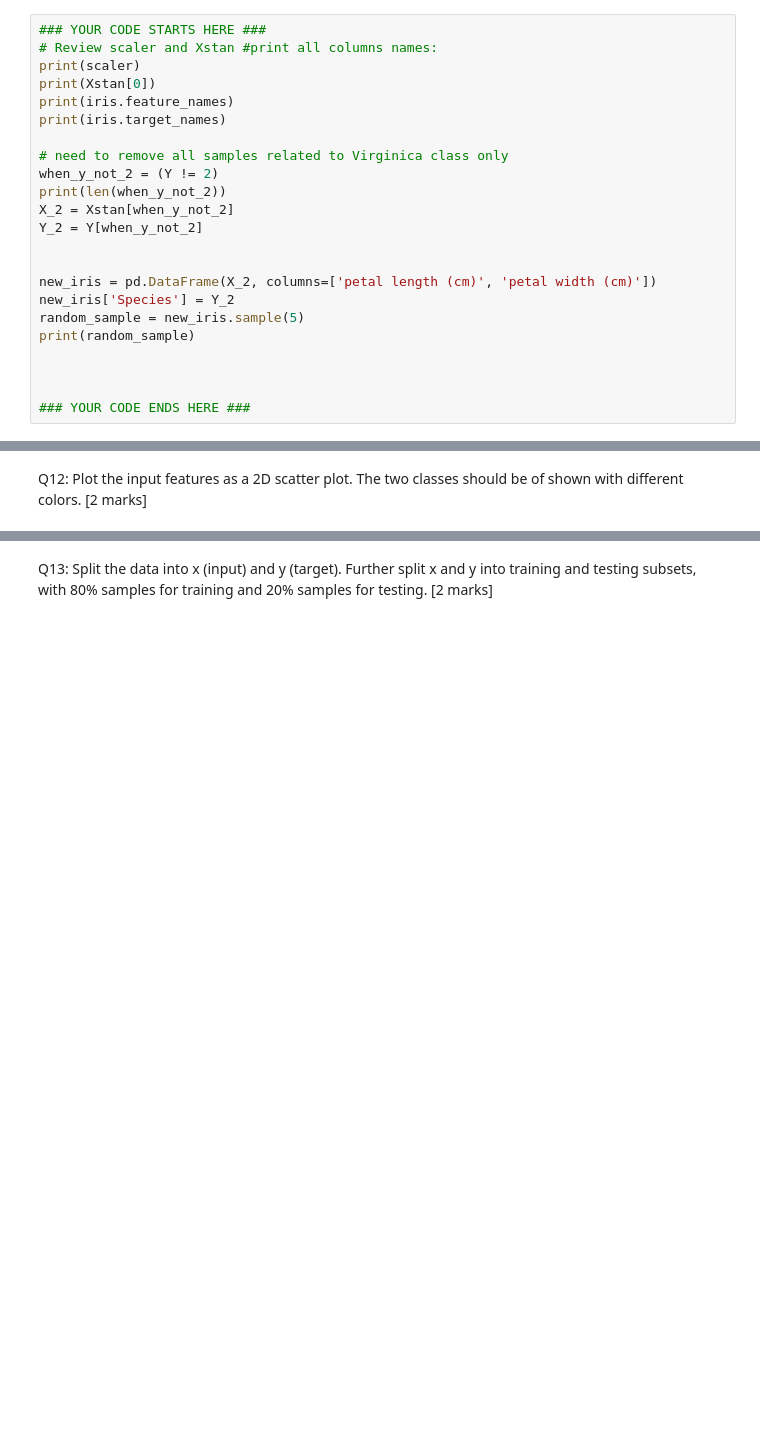
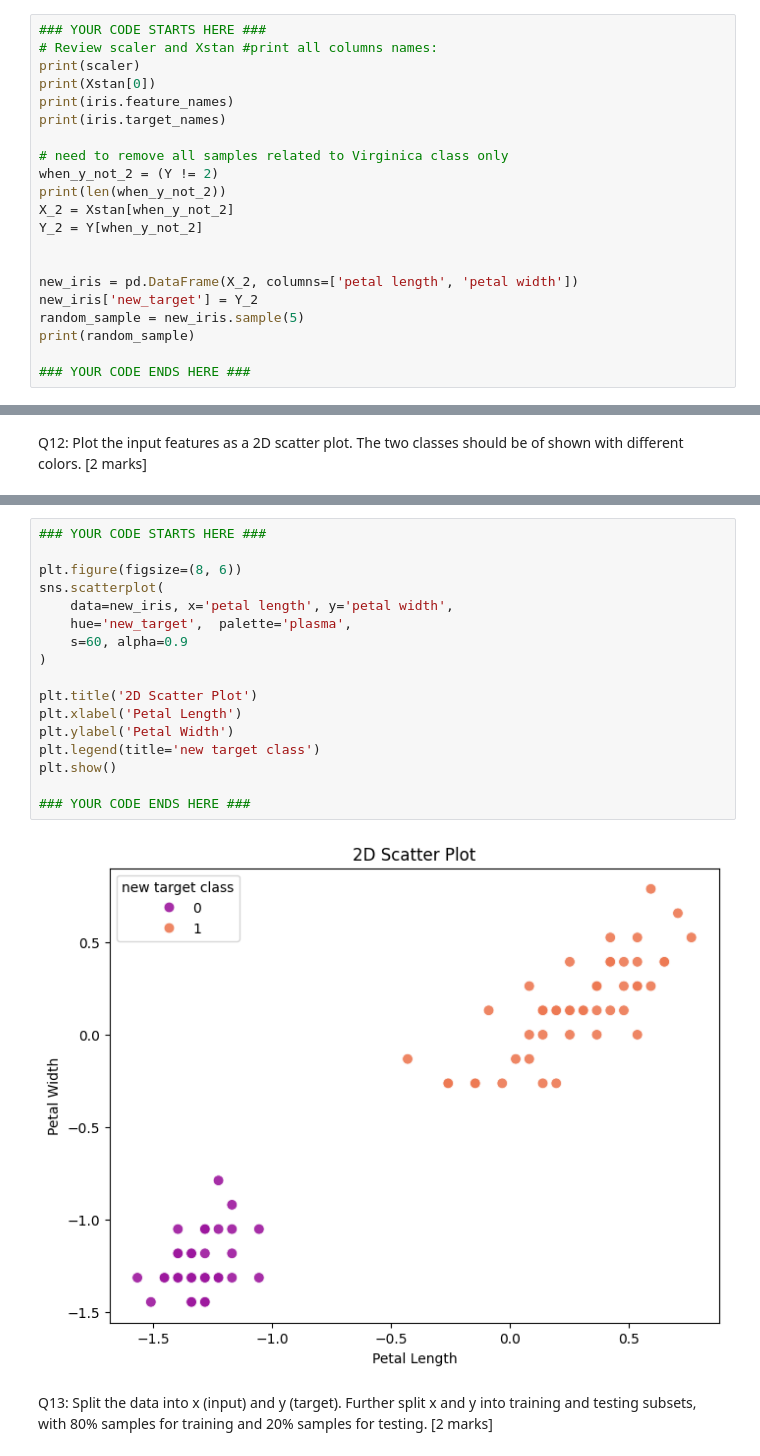
Before and after one commit to subhashiitb/IITKGP-ML, a Jupyter notebook: Assignment/Module1/Module -1 ML Assignment-Starter-Notebook.ipynb, the cells around one changed output, grey strips where cells are left out. Cells and saved outputs as stored; diff of their text form; blank space fills up the shorter version.

```diff
--- a/Assignment/Module1/Module -1 ML Assignment-Starter-Notebook.ipynb
+++ b/Assignment/Module1/Module -1 ML Assignment-Starter-Notebook.ipynb
@@ -386,13 +386,11 @@ X_2 = Xstan[when_y_not_2]
 Y_2 = Y[when_y_not_2]
 
 
-new_iris = pd.DataFrame(X_2, columns=['petal length (cm)', 'petal width (cm)'])
-new_iris['Species'] = Y_2
+new_iris = pd.DataFrame(X_2, columns=['petal length', 'petal width'])
+new_iris['new_target'] = Y_2
 random_sample = new_iris.sample(5)
 print(random_sample)
 
-
-
 ### YOUR CODE ENDS HERE ###
 # %% [output]
 StandardScaler()
@@ -415,3 +409,22 @@ Q12: Plot the input features as a 2D scatter plot. The two classes should be of
+# %%
+### YOUR CODE STARTS HERE ###
+
+plt.figure(figsize=(8, 6))
+sns.scatterplot(
+    data=new_iris, x='petal length', y='petal width',
+    hue='new_target',  palette='plasma',
+    s=60, alpha=0.9
+)
+
+plt.title('2D Scatter Plot')
+plt.xlabel('Petal Length')
+plt.ylabel('Petal Width')
+plt.legend(title='new target class')
+plt.show()
+
+### YOUR CODE ENDS HERE ###
+# %% [output]
+[figure, added]
 # %% [markdown]
 Q13: Split the data into x (input) and y (target). Further split x and y into training and testing subsets, with 80% samples for training and 20% samples for testing. [2 marks]
 # %%
```
Also changed, not shown: parts of 2 cells of this notebook.
